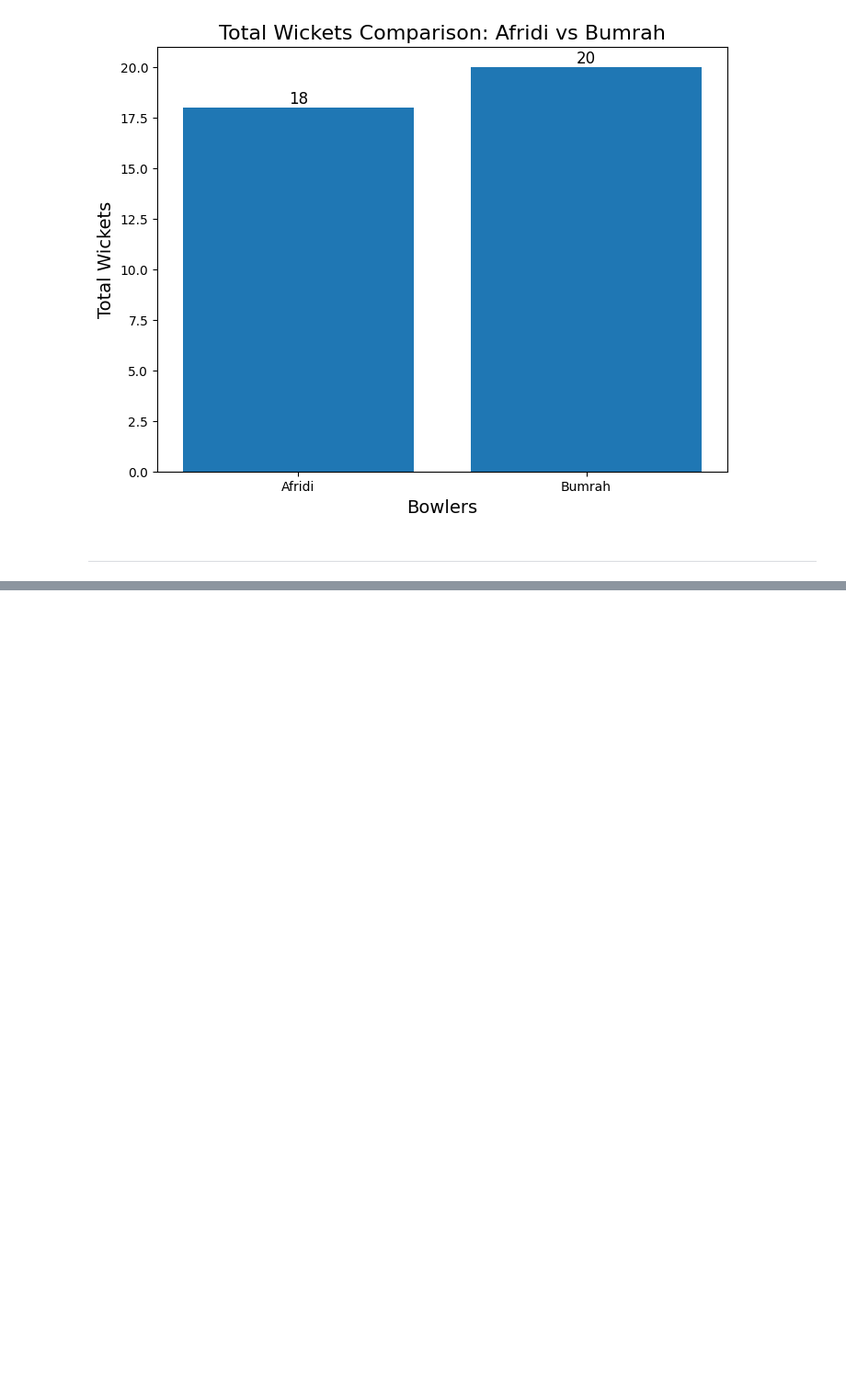
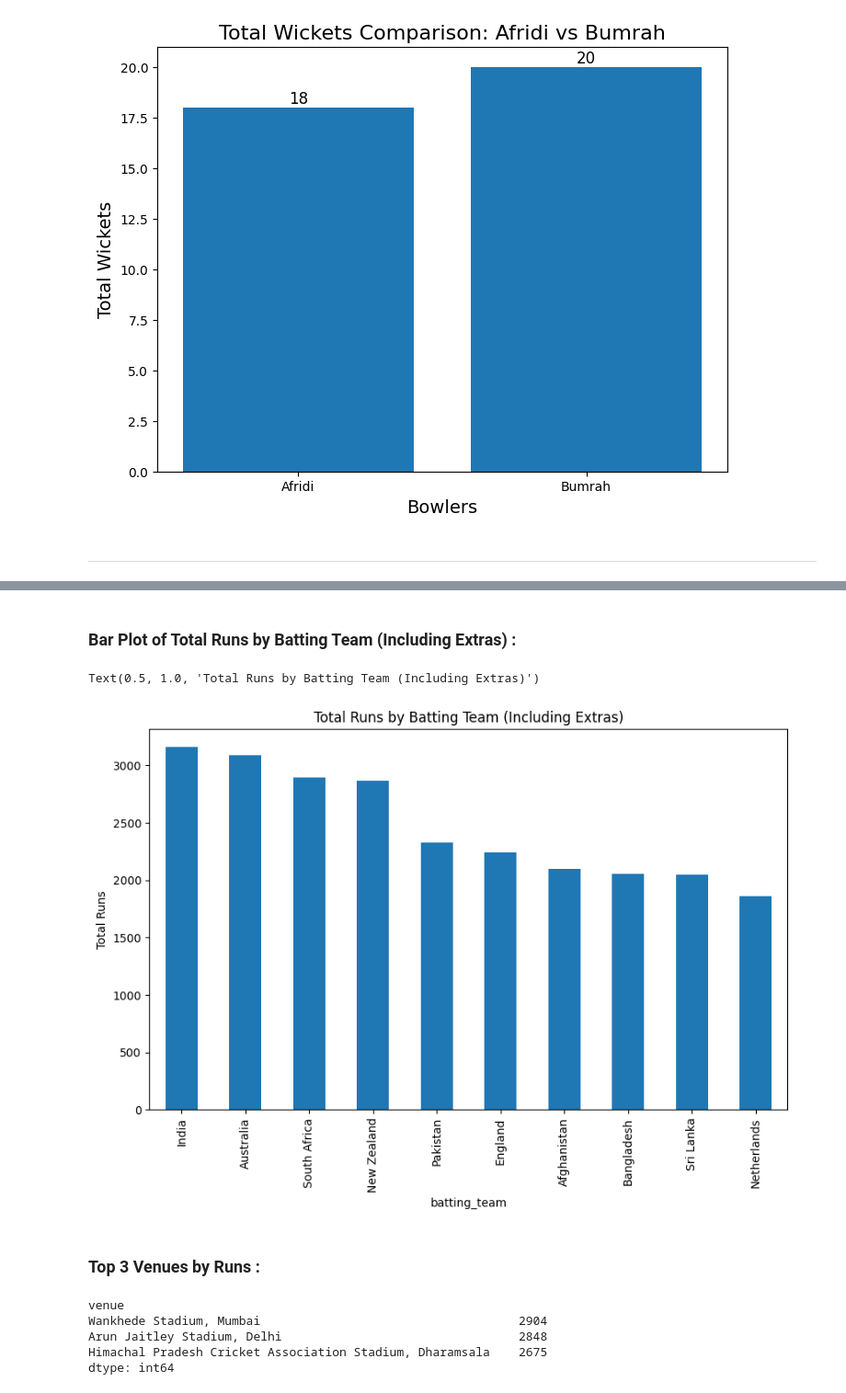
Before and after one commit to saadawan109/EDA_ICC_Worldcup_2023, a Jupyter notebook: Project_ICC_Worldcup_2023/Dataset/EDA_WorldCup.ipynb, the cells around one changed output, grey strips where cells are left out. Shown: that part at 92% size. Cells and saved outputs as stored; diff of their text form; code cells hidden in the pictures; blank space fills up the shorter version.

Commit message:
Analysis by Teams or Venues

```diff
--- a/Project_ICC_Worldcup_2023/Dataset/EDA_WorldCup.ipynb
+++ b/Project_ICC_Worldcup_2023/Dataset/EDA_WorldCup.ipynb
@@ -693,0 +744,3 @@ plt.show()
+# %%
+result_1 = (df.groupby('batting_team')['runs_off_bat'].sum() + df.groupby('batting_team')['extras'].sum()).sort_values(ascending=False)
+result_1
@@ -693,0 +760,21 @@ plt.show()
+# %% [markdown]
+### Bar Plot of Total Runs by Batting Team (Including Extras) :
+# %%
+plt.figure(figsize=(10, 6))
+result_1.plot(kind='bar')
+plt.ylabel('Total Runs')
+plt.title('Total Runs by Batting Team (Including Extras)')
+# %% [output]
+Text(0.5, 1.0, 'Total Runs by Batting Team (Including Extras)')
+[figure, added]
+# %% [markdown]
+### Top 3 Venues by Runs :
+# %%
+result_2 = (df.groupby('venue')['runs_off_bat'].sum() + df.groupby('venue')['extras'].sum()).sort_values(ascending=False).head(3)
+result_2
+# %% [output]
+venue
+Wankhede Stadium, Mumbai                                    2904
+Arun Jaitley Stadium, Delhi                                 2848
+Himachal Pradesh Cricket Association Stadium, Dharamsala    2675
+dtype: int64
```
Also changed, not shown: parts of 11 cells of this notebook.
